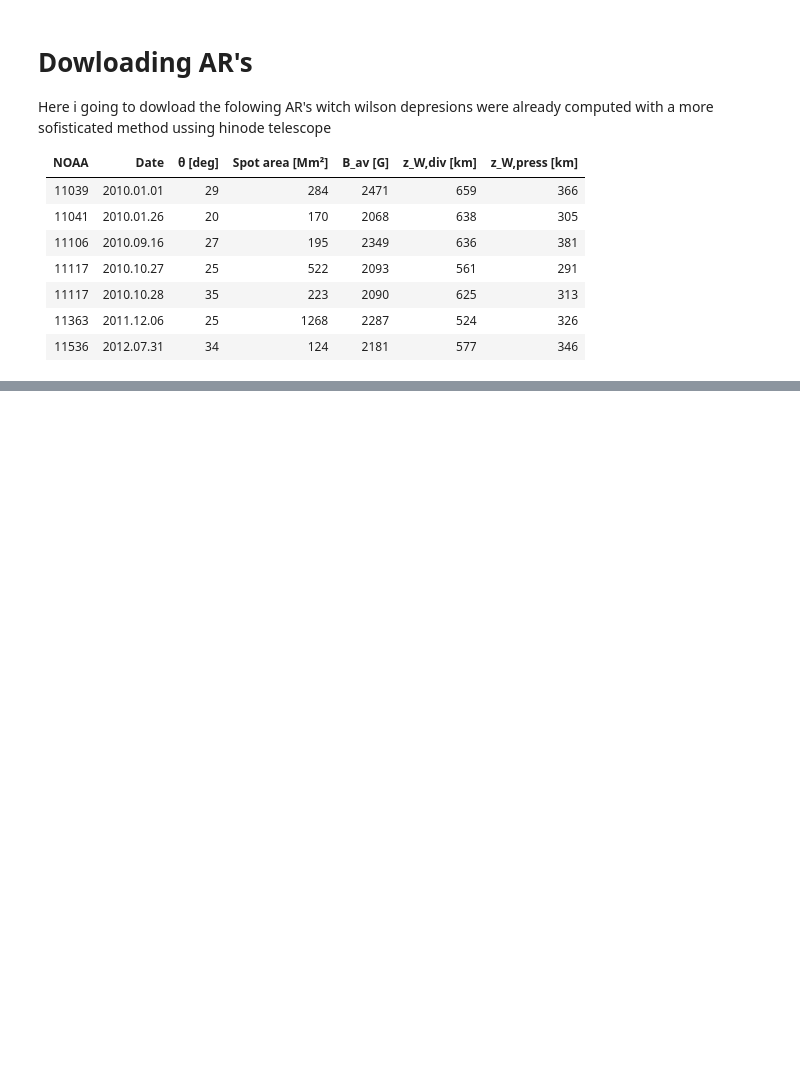
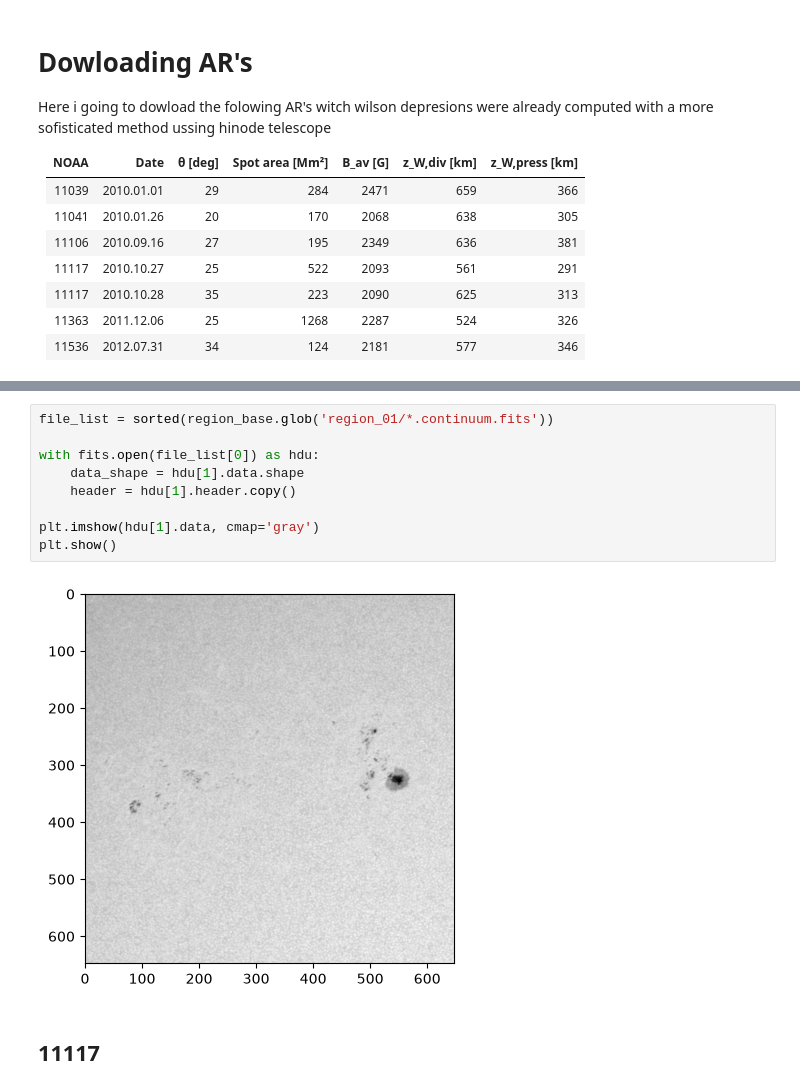
Before and after one commit to thomatrixting/sun_spots_pulsation_review, a Jupyter notebook: notebooks/01A_download_data.ipynb, the cells around one changed output, grey strips where cells are left out. Cells and saved outputs as stored; diff of their text form; blank space fills up the shorter version.

```diff
--- a/notebooks/01A_download_data.ipynb
+++ b/notebooks/01A_download_data.ipynb
@@ -100,0 +195,13 @@ sample_override = {
+# %%
+file_list = sorted(region_base.glob('region_01/*.continuum.fits'))
+
+with fits.open(file_list[0]) as hdu:
+    data_shape = hdu[1].data.shape
+    header = hdu[1].header.copy()
+
+plt.imshow(hdu[1].data, cmap='gray')
+plt.show()
+# %% [output]
+[figure, added]
+# %% [markdown]
+## 11117
```
Also changed, not shown: parts of 18 cells of this notebook, 8 other files.
